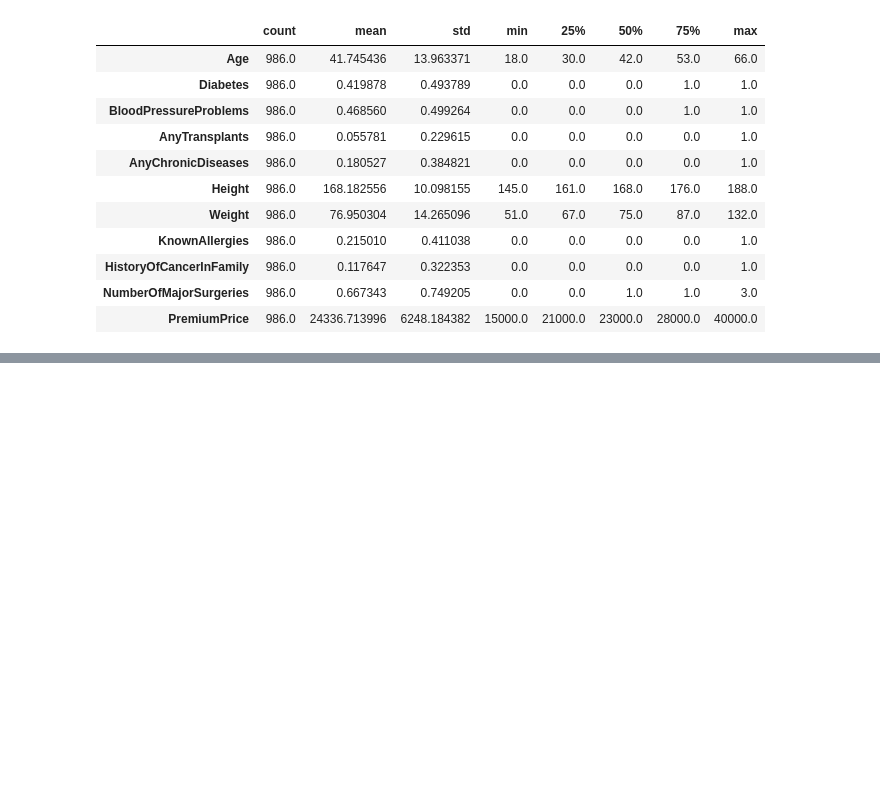
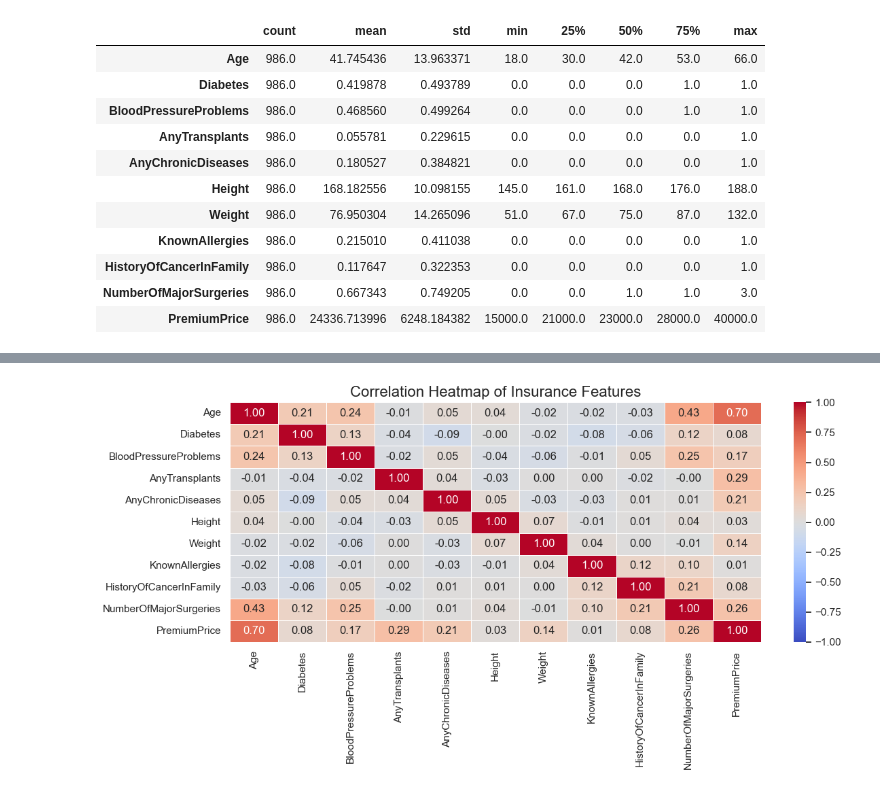
Before and after one commit to paraschauhan2597/Insurance-Cost-Prediction, a Jupyter notebook: notebooks/insurance_eda_and_modeling.ipynb, the cells around one changed output, grey strips where cells are left out. Drawn from its saved outputs; the diff is of its cells as text; code cells hidden in the pictures; blank space fills up the shorter version.

```diff
--- a/notebooks/insurance_eda_and_modeling.ipynb
+++ b/notebooks/insurance_eda_and_modeling.ipynb
@@ -80,0 +160,23 @@ Statistical Summary:
+# %%
+# The Correlation Heatmap
+# Calculate the correlation matrix for all columns
+corr_matrix = df.corr()
+
+# Set up the matplotlib figure
+plt.figure(figsize=(12, 6))
+
+# Draw the heatmap
+sns.heatmap(corr_matrix,
+            annot=True,          # Show the actual numbers inside the boxes
+            cmap='coolwarm',     # Color scheme: Red for positive, Blue for negative
+            fmt=".2f",           # Round numbers to 2 decimal places
+            linewidths=0.5,      # Add slight spacing between boxes
+            vmin=-1, vmax=1)     # Set the scale from -1 to 1
+
+# Add a title
+plt.title('Correlation Heatmap of Insurance Features', fontsize=16)
+
+plt.tight_layout()
+plt.show()
+# %% [output]
+[figure, added]
```
Also changed, not shown: parts of 3 cells of this notebook.
